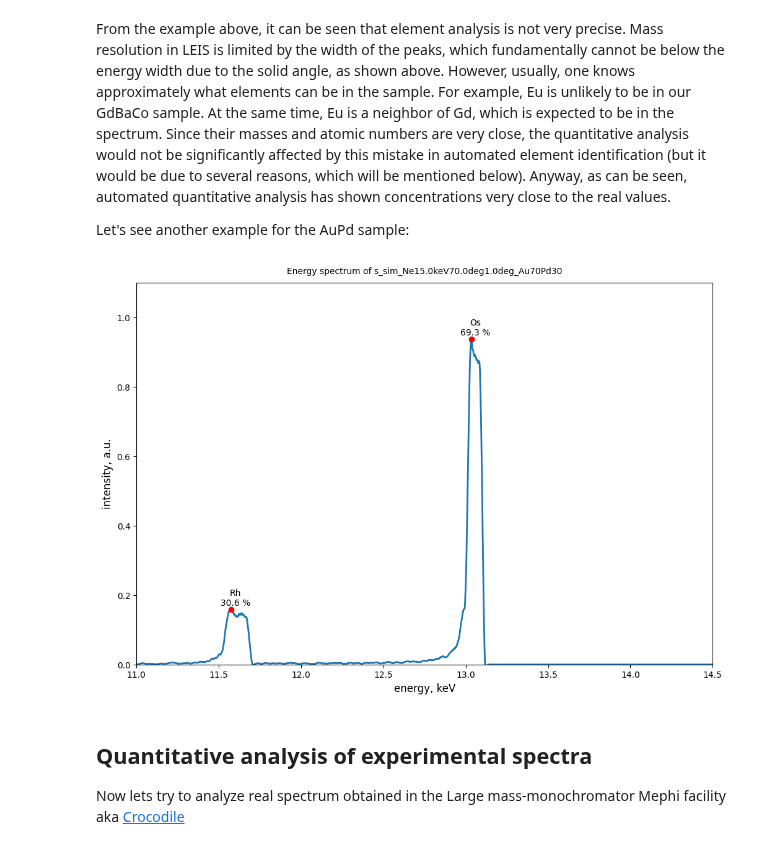
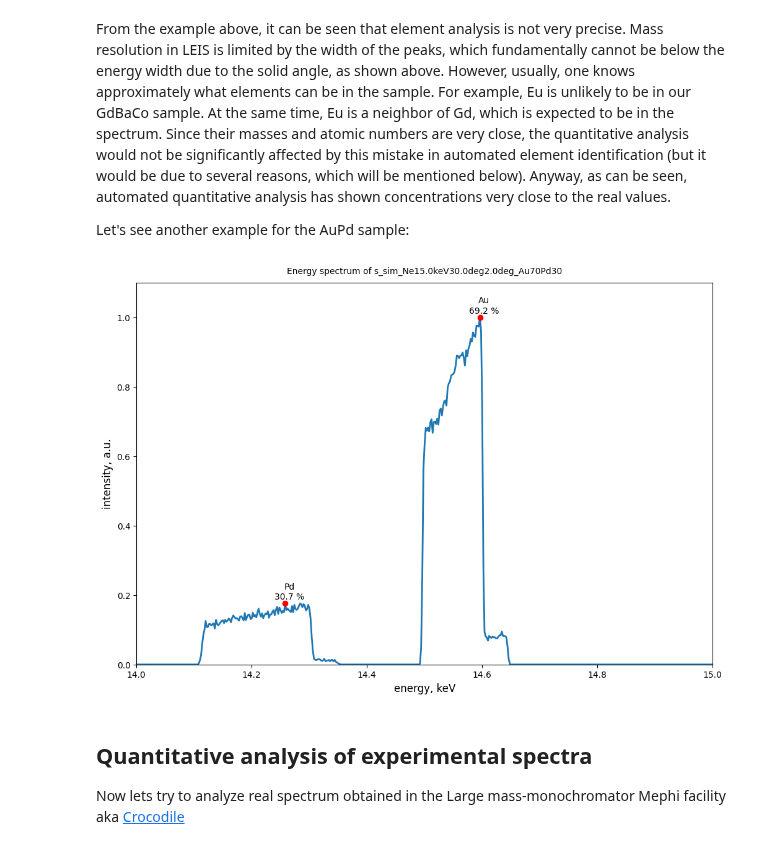
Before and after one commit to mauveferret/SpecRec, a Jupyter notebook: main_example.ipynb, the cells around one changed output. Saved outputs shown, nothing was run; the diff lists cells and outputs as text; code cells hidden in the pictures.

```diff
--- a/main_example.ipynb
+++ b/main_example.ipynb
@@ -280,16 +280,16 @@ Let's see another example for the AuPd sample:
 # %%
 spectrum_path0 = os.getcwd()+os.sep+"raw_data"+os.sep
 
-spectrum_path0 +="sim_AuPd"+os.sep+"sim_Ne15.0keV70.0deg1.0deg_Au70Pd30.dat"
+spectrum_path0 +="sim_AuPd"+os.sep+"sim_Ne15.0keV30.0deg2.0deg_Au70Pd30.dat"
 
-data = leis.spectrum(spectrum_path0, 50)
+data = leis.spectrum(spectrum_path0)
 data.do_elemental_analysis()
-leis.Emin = 11000
-leis.Emax = 14500
+leis.Emin = 14000
+leis.Emax = 15000
 leis.plot_spectrum_with_concs(data, title="Energy spectrum of "+
                               spectrum_path0.split(os.sep)[-2][:-7]+"_"+data.calc_name)
 # %% [output]
-[figure, old version]
+[figure, new version]
 # %% [markdown]
 ## Quantitative analysis of experimental spectra
 
```
Also changed, not shown: parts of 1 cell of this notebook, 2 other files.
